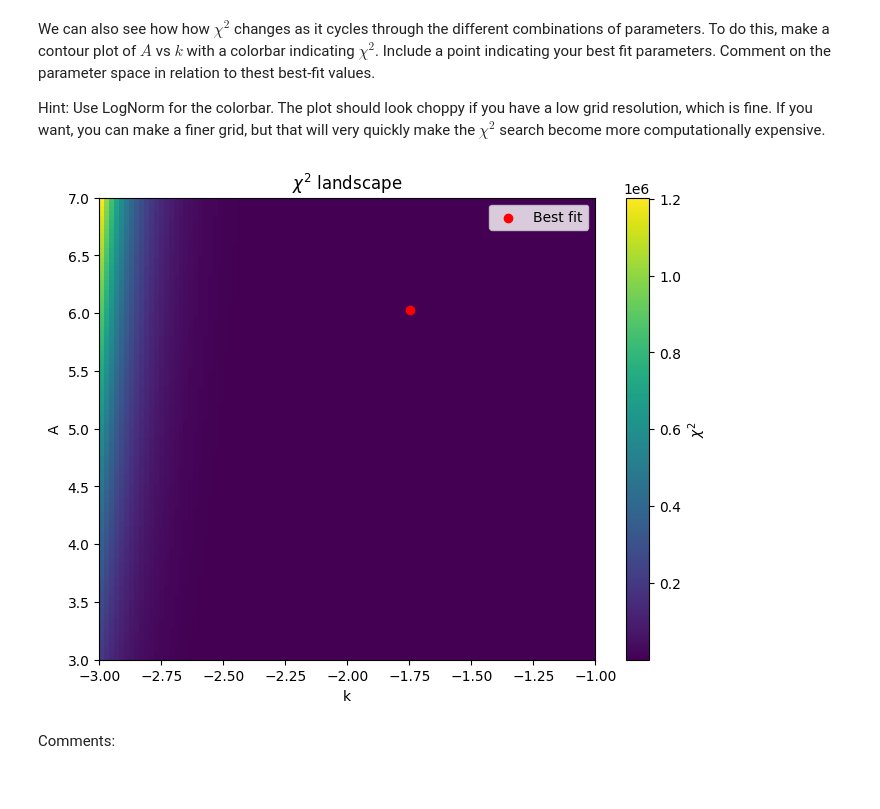
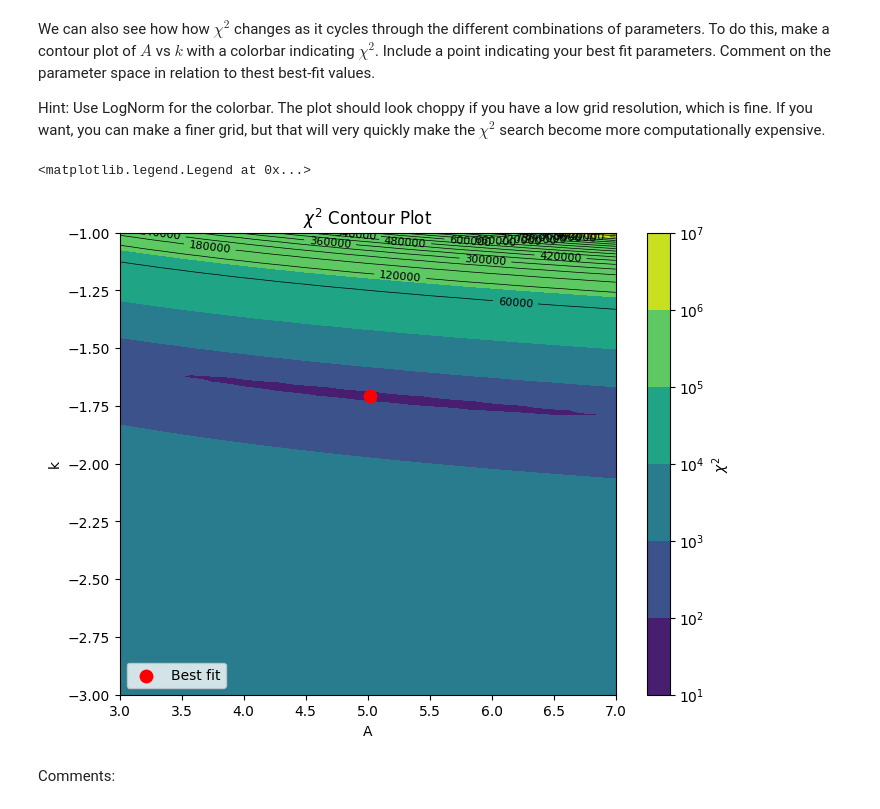
Before and after one commit to galih123star/computational2026, a Jupyter notebook: HW07/HW07_ChiSquared_MCMC.ipynb, the cells around one changed output. Drawn from its saved outputs; the diff is of its cells as text; code cells hidden in the pictures.

```diff
--- a/HW07/HW07_ChiSquared_MCMC.ipynb
+++ b/HW07/HW07_ChiSquared_MCMC.ipynb
@@ -95,6 +95,7 @@ for i, A in enumerate(A_grid):
         y_model = func(x, A, k)
         chi = chi_sqr(y, y_model, y_err)
         chi_grid[i, j] = chi
+        red_chi_grid[i,j] =
 # %% [markdown]
 Comments:
 # %% [markdown]
@@ -143,28 +144,38 @@ We can also see how how $\chi^{2}$ changes as it cycles through the different co
 
 Hint: Use LogNorm for the colorbar. The plot should look choppy if you have a low grid resolution, which is fine. If you want, you can make a finer grid, but that will very quickly make the $\chi^{2}$ search become more computationally expensive.
 # %%
+# Contour plot
+A_mesh, k_mesh = np.meshgrid(A_grid, k_grid, indexing='ij')
+
 plt.figure(figsize=(8,6))
 
-plt.imshow(
-    chi_grid,
-    origin='lower',
-    aspect='auto',
-    extent=[k_grid.min(), k_grid.max(), A_grid.min(), A_grid.max()],
-    cmap='viridis'
-)
+# Filled contour with logarithmic color scaling
+contourf = plt.contourf(A_mesh, k_mesh, chi_grid,
+                       levels=50,
+                       norm=LogNorm(),
+                       cmap='viridis')
 
-plt.colorbar(label=r'$\chi^2$')
+# Add colorbar
+cbar = plt.colorbar(contourf)
+cbar.set_label(r'$\chi^2$')
 
-plt.xlabel('k')
-plt.ylabel('A')
-plt.title(r'$\chi^2$ landscape')
+# Optional: overlay contour lines
+contours = plt.contour(A_mesh, k_mesh, chi_grid,
+                       levels=20,
+                       colors='black',
+                       linewidths=0.5)
+plt.clabel(contours, inline=True, fontsize=8)
 
-plt.scatter(best_k, best_A, color='red', label='Best fit')
+# Mark best-fit point
+plt.scatter(best_A, best_k, color='red', s=80, label='Best fit')
+
+plt.xlabel('A')
+plt.ylabel('k')
+plt.title(r'$\chi^2$ Contour Plot')
 plt.legend()
-
-plt.show()
 # %% [output]
+<matplotlib.legend.Legend at 0x...>
-[figure, old version]
+[figure, new version]
 # %% [markdown]
 Comments:
 # %% [markdown]
```
Also changed, not shown: parts of 3 cells of this notebook.
